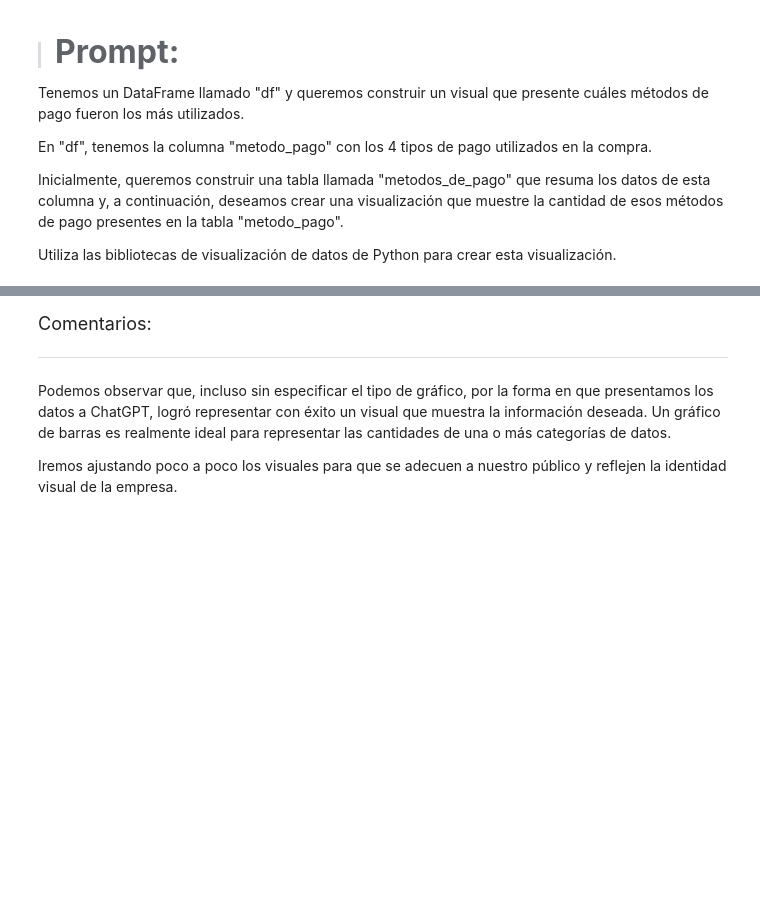
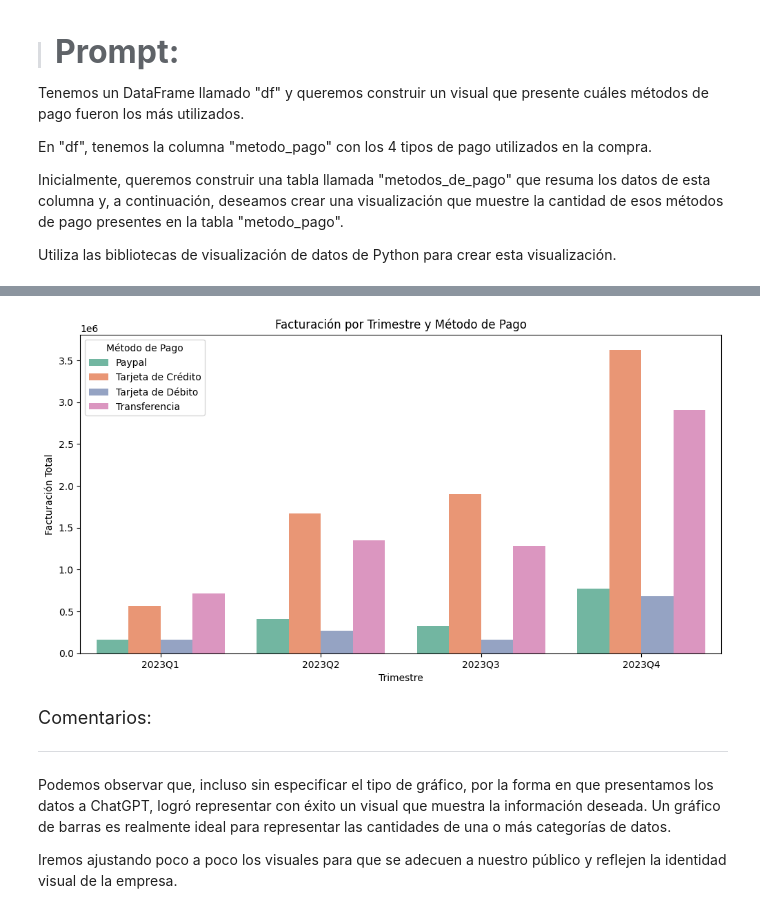
Before and after one commit to AcheBe1/la_IA_en_ciencia_de_datos, a Jupyter notebook: IA_aplicada_a_ciencia_de_datos.ipynb, the cells around one changed output, grey strips where cells are left out. Cells and saved outputs as stored; diff of their text form; code cells hidden in the pictures; blank space fills up the shorter version.

```diff
--- a/IA_aplicada_a_ciencia_de_datos.ipynb
+++ b/IA_aplicada_a_ciencia_de_datos.ipynb
@@ -518,3 +569,20 @@ Utiliza las bibliotecas de visualización de datos de Python para crear esta vis
+# %%
+# Creamos columna de trimestre
+df['trimestre'] = df['fecha'].dt.to_period('Q').astype(str)
+
+# Agrupamos por trimestre y método de pago
+trimestral_pago = df.groupby(['trimestre', 'metodo_pago'])['ingreso_total'].sum().reset_index()
+
+# Gráfico
+plt.figure(figsize=(12,6))
+sns.barplot(data=trimestral_pago, x='trimestre', y='ingreso_total', hue='metodo_pago', palette='Set2')
+plt.title('Facturación por Trimestre y Método de Pago')
+plt.xlabel('Trimestre')
+plt.ylabel('Facturación Total')
+plt.legend(title='Método de Pago')
+plt.show()
+# %% [output]
+[figure, added]
 # %% [markdown]
 
 <font color="7b71ff" size=4> Comentarios: </font>
```
Also changed, not shown: parts of 6 cells of this notebook.
